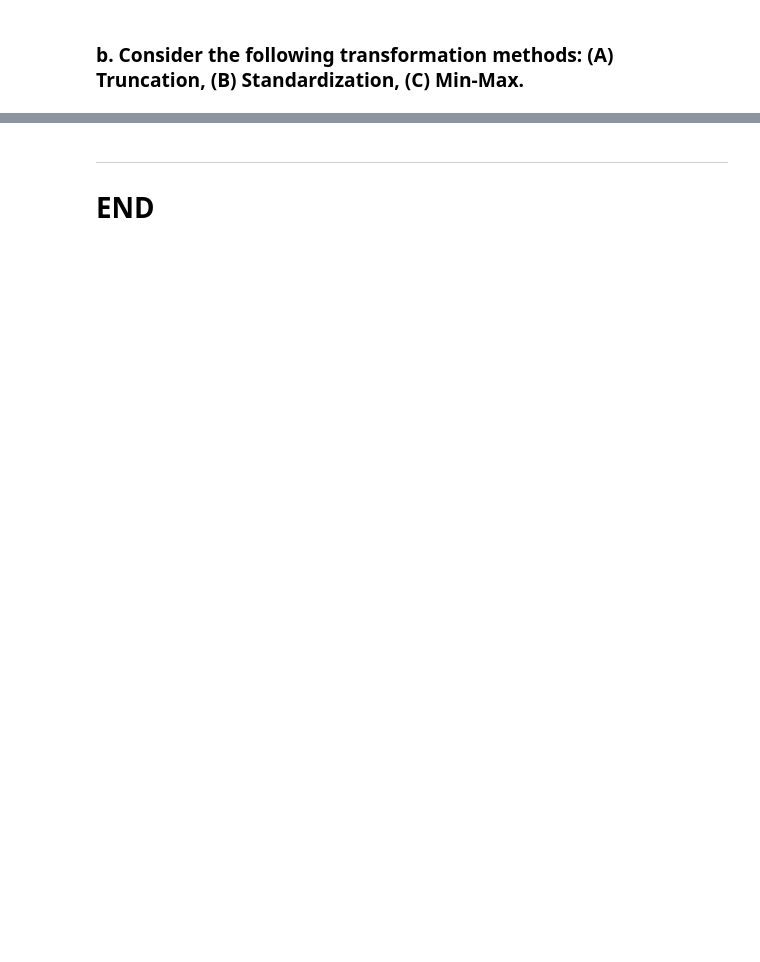
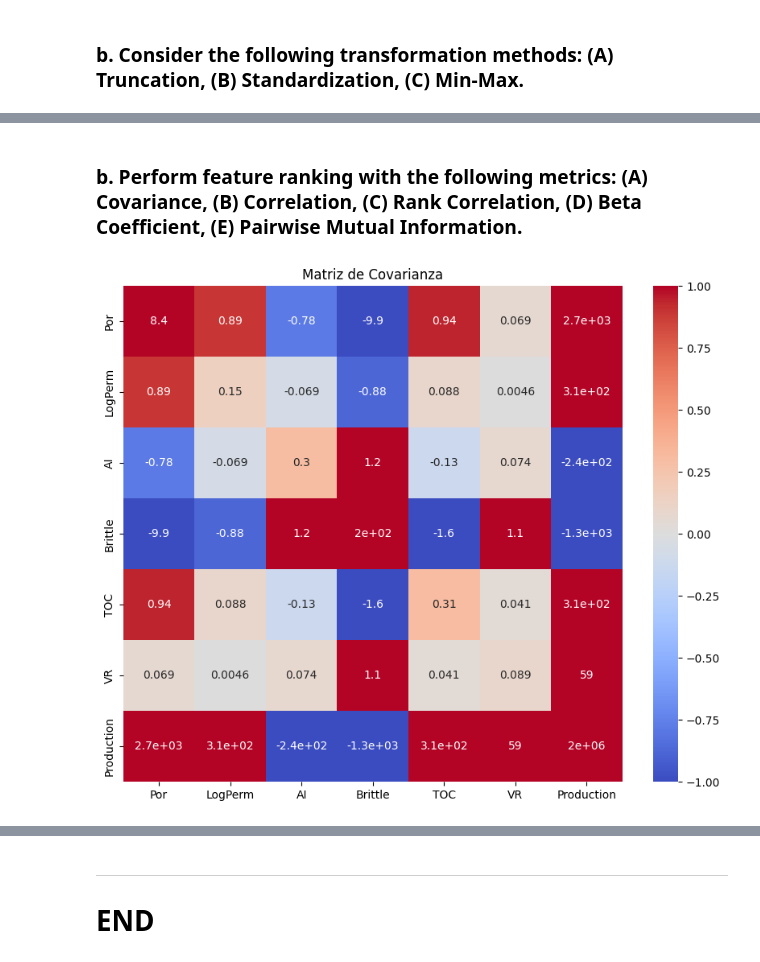
Before and after one commit to Albieri151/Ejercicios-Data-Science-Petroleo, a Jupyter notebook: Week 2/Alana_Albieri_Week2_Notebook.ipynb, the cells around one changed output, grey strips where cells are left out. Saved outputs shown, nothing was run; the diff lists cells and outputs as text; code cells hidden in the pictures; blank space fills up the shorter version.

```diff
--- a/Week 2/Alana_Albieri_Week2_Notebook.ipynb
+++ b/Week 2/Alana_Albieri_Week2_Notebook.ipynb
@@ -299,0 +326,7 @@ df_datos_imputados_knn_sin_prod.describe()
+# %%
+#Primero aplicamos el truncamiento a produccion
+limite_superior_produccion = df_datos_imputados_knn_sin_prod['Production'].quantile(0.99)
+
+df_datos_imputados_knn_sin_prod['Production'] = df_datos_imputados_knn_sin_prod['Production'].clip(upper=limite_superior_produccion)
+
+df_datos_imputados_knn_sin_prod.describe()
@@ -299,0 +460,15 @@ df_datos_imputados_knn_sin_prod.describe()
+# %% [markdown]
+### **b.	Perform feature ranking with the following metrics: (A) Covariance, (B) Correlation, (C) Rank Correlation, (D) Beta Coefficient, (E) Pairwise Mutual Information.**
+# %%
+# Vamos a mostrar las metricas de forma grafica para facilitar la visualizacion de todas
+# Iniciamos con (A) Covariance
+
+matriz_correlacion = df_datos_imputados_knn_sin_prod.cov()
+
+# Dibujamos el mapa de calor
+plt.figure(figsize=(10, 8))
+sns.heatmap(matriz_correlacion, annot=True, cmap='coolwarm', vmin=-1, vmax=1)
+plt.title('Matriz de Covarianza')
+plt.show()
+# %% [output]
+[figure, added]
```
Also changed, not shown: parts of 32 cells of this notebook.
